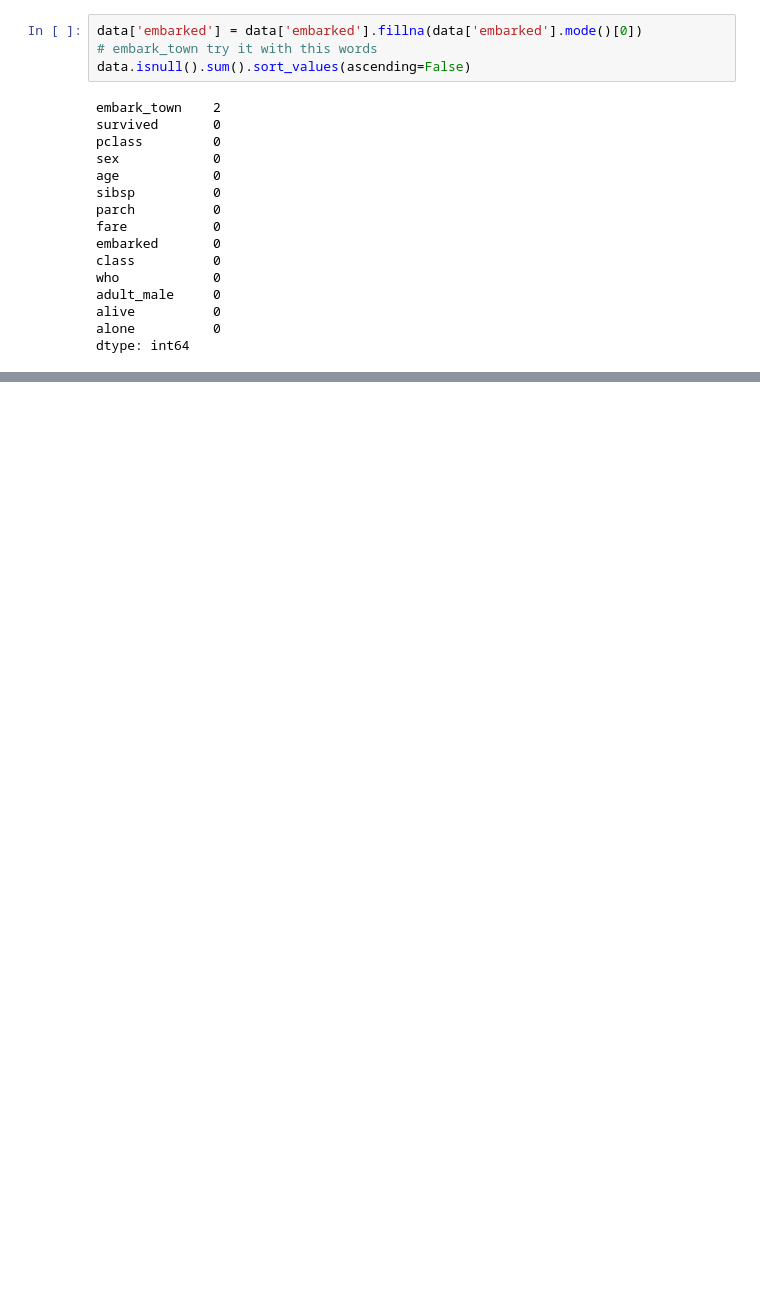
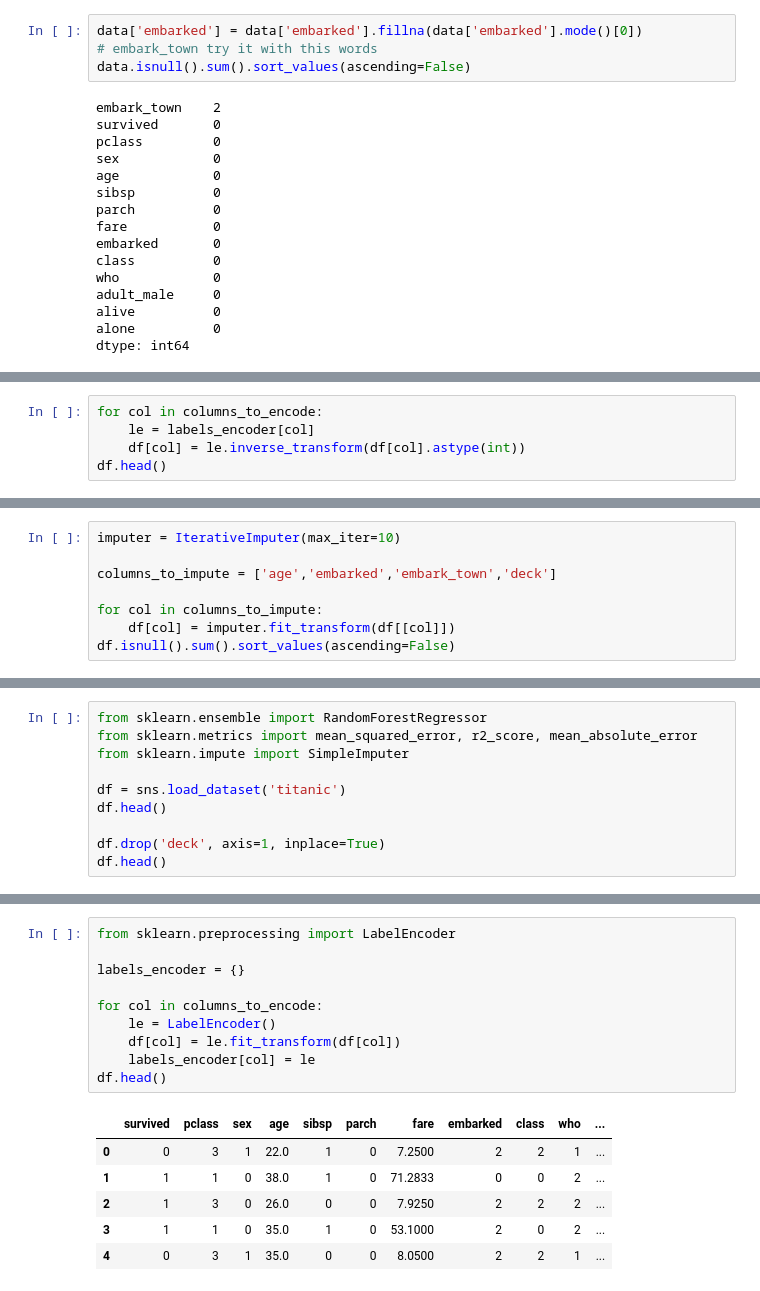
Before and after one commit to bilalmalikx/Machine-learning-Basic-to-Advance, a Jupyter notebook: sacikit-learn/03-missing_values_impute.ipynb, the cells around one changed output, grey strips where cells are left out. Cells and saved outputs as stored; diff of their text form; blank space fills up the shorter version.

```diff
--- a/sacikit-learn/03-missing_values_impute.ipynb
+++ b/sacikit-learn/03-missing_values_impute.ipynb
@@ -106,0 +198,5 @@ dtype: int64
+# %%
+for col in columns_to_encode:
+    le = labels_encoder[col]
+    df[col] = le.inverse_transform(df[col].astype(int))
+df.head()
@@ -106,0 +210,8 @@ dtype: int64
+# %%
+imputer = IterativeImputer(max_iter=10)
+
+columns_to_impute = ['age','embarked','embark_town','deck']
+
+for col in columns_to_impute:
+    df[col] = imputer.fit_transform(df[[col]])
+df.isnull().sum().sort_values(ascending=False)
@@ -106,0 +266,10 @@ dtype: int64
+# %%
+from sklearn.ensemble import RandomForestRegressor
+from sklearn.metrics import mean_squared_error, r2_score, mean_absolute_error
+from sklearn.impute import SimpleImputer
+
+df = sns.load_dataset('titanic')
+df.head()
+
+df.drop('deck', axis=1, inplace=True)
+df.head()
@@ -106,0 +283,17 @@ dtype: int64
+# %%
+from sklearn.preprocessing import LabelEncoder
+
+labels_encoder = {}
+
+for col in columns_to_encode:
+    le = LabelEncoder()
+    df[col] = le.fit_transform(df[col])
+    labels_encoder[col] = le
+df.head()
+# %% [output]
+|  | survived | pclass | sex | age | sibsp | parch | fare | embarked | class | who | ... |
+| 0 | 0 | 3 | 1 | 22.0 | 1 | 0 | 7.2500 | 2 | 2 | 1 | ... |
+| 1 | 1 | 1 | 0 | 38.0 | 1 | 0 | 71.2833 | 0 | 0 | 2 | ... |
+| 2 | 1 | 3 | 0 | 26.0 | 0 | 0 | 7.9250 | 2 | 2 | 2 | ... |
+| 3 | 1 | 1 | 0 | 35.0 | 1 | 0 | 53.1000 | 2 | 0 | 2 | ... |
+| 4 | 0 | 3 | 1 | 35.0 | 0 | 0 | 8.0500 | 2 | 2 | 1 | ... |
```
Also changed, not shown: parts of 21 cells of this notebook, 2 other files.
